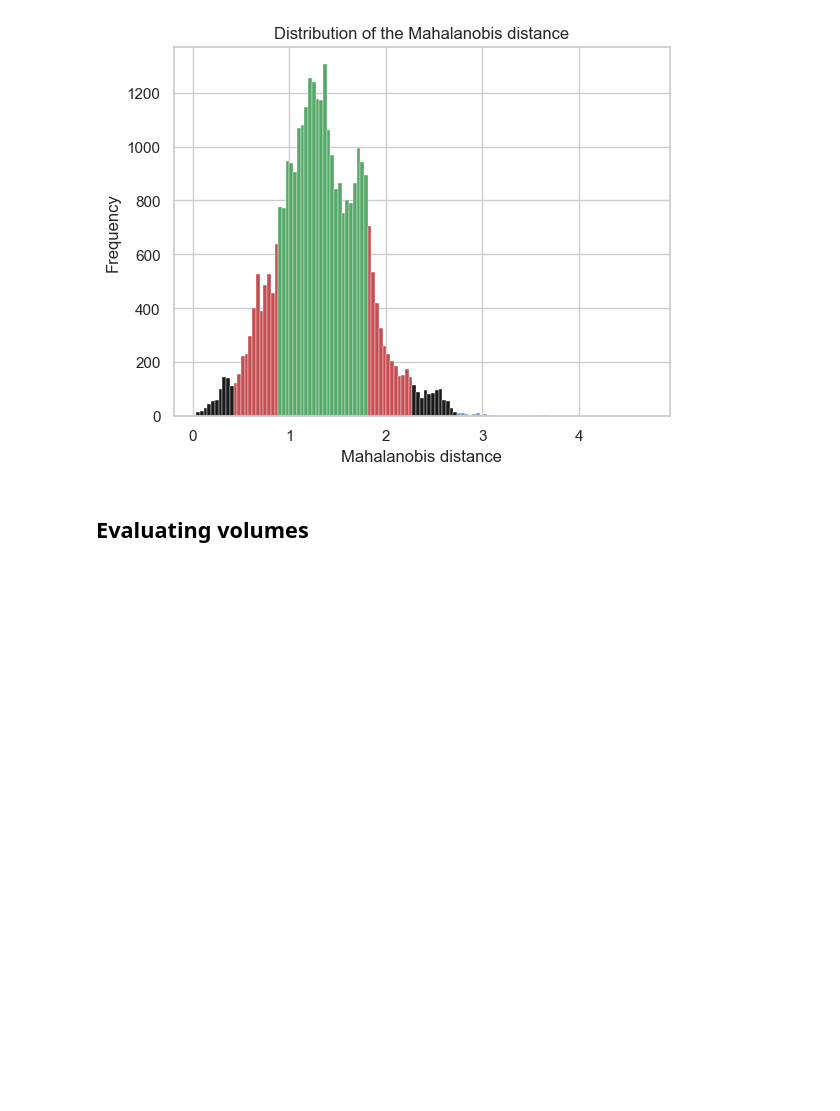
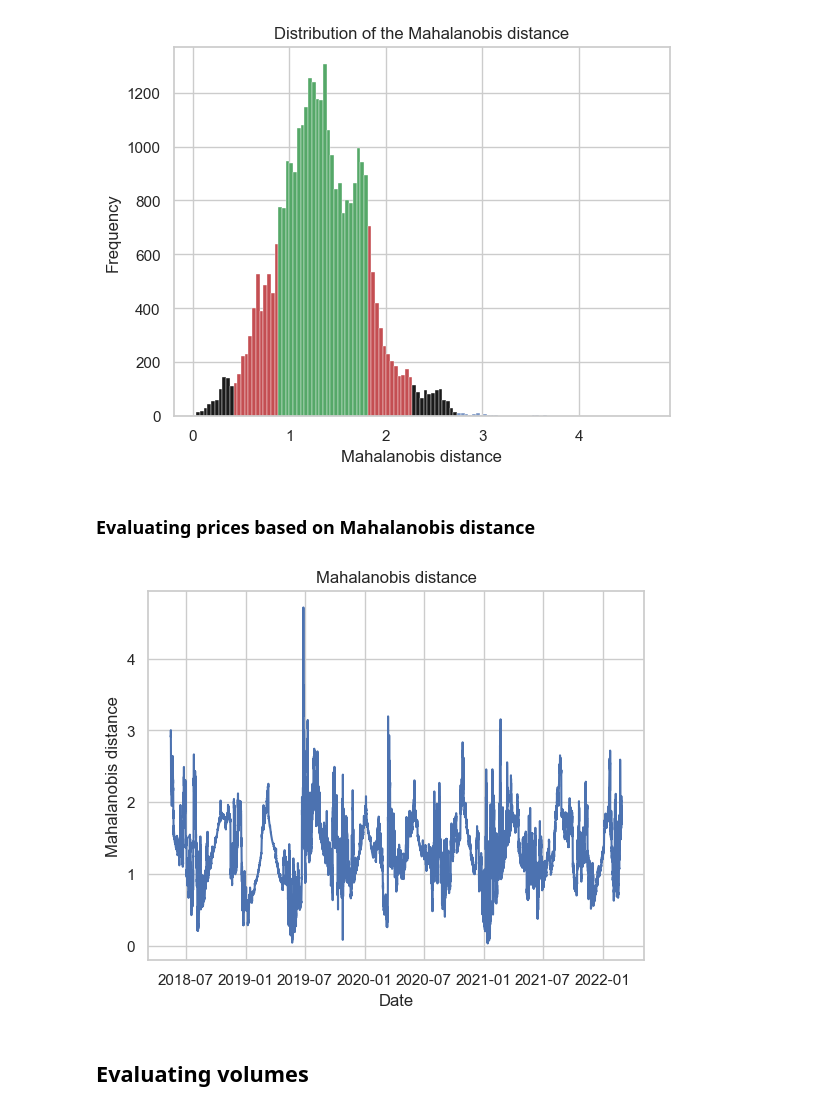
Before and after one commit to iAndRYou/anomalies, a Jupyter notebook: model.ipynb, the cells around one changed output. Saved outputs shown, nothing was run; the diff lists cells and outputs as text; code cells hidden in the pictures; blank space fills up the shorter version.

Commit message:
fix plot mahalanobis

```diff
--- a/model.ipynb
+++ b/model.ipynb
@@ -65,6 +65,12 @@ plot_mahalanobis_intervals(bitcoin_df)
 plot_mahalanobis_distribution(bitcoin_df)
 # %% [output]
 [figure]
+# %% [markdown]
+### Evaluating prices based on Mahalanobis distance
+# %%
+plot_mahalanobis(bitcoin_df)
+# %% [output]
+[figure, added]
 # %% [markdown]
 ## Evaluating volumes
 # %%
```
Also changed, not shown: parts of 4 cells of this notebook, 1 other file.
